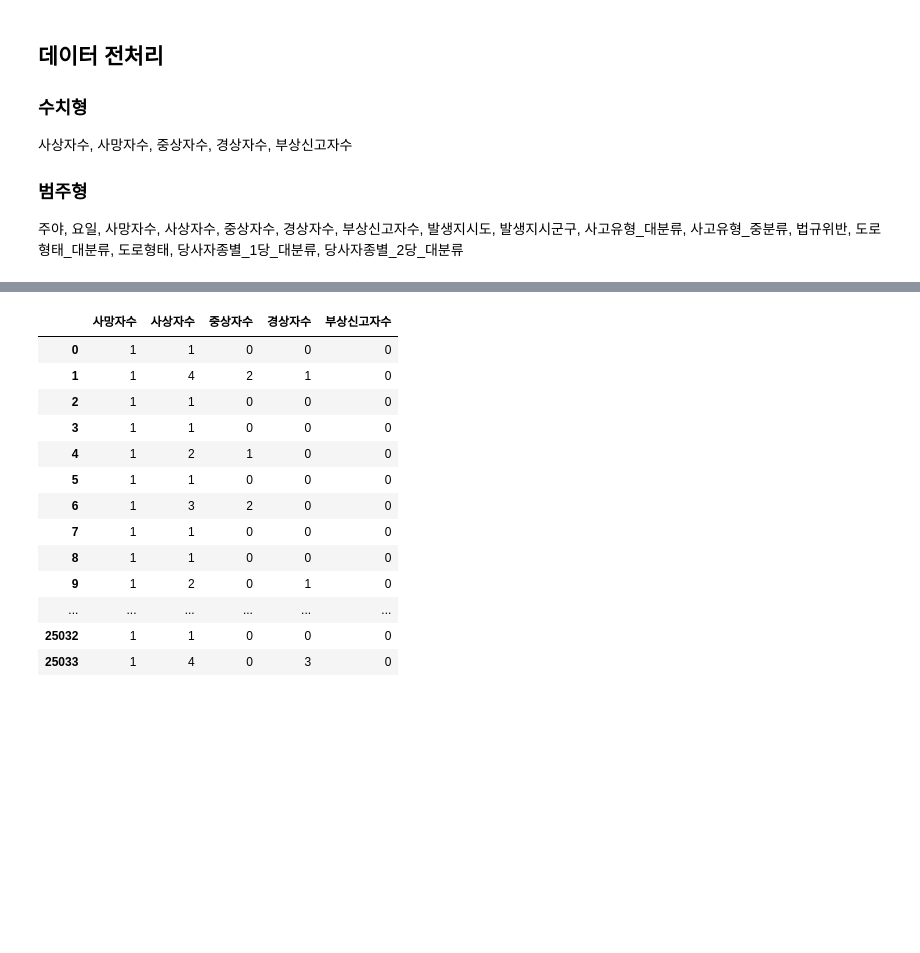
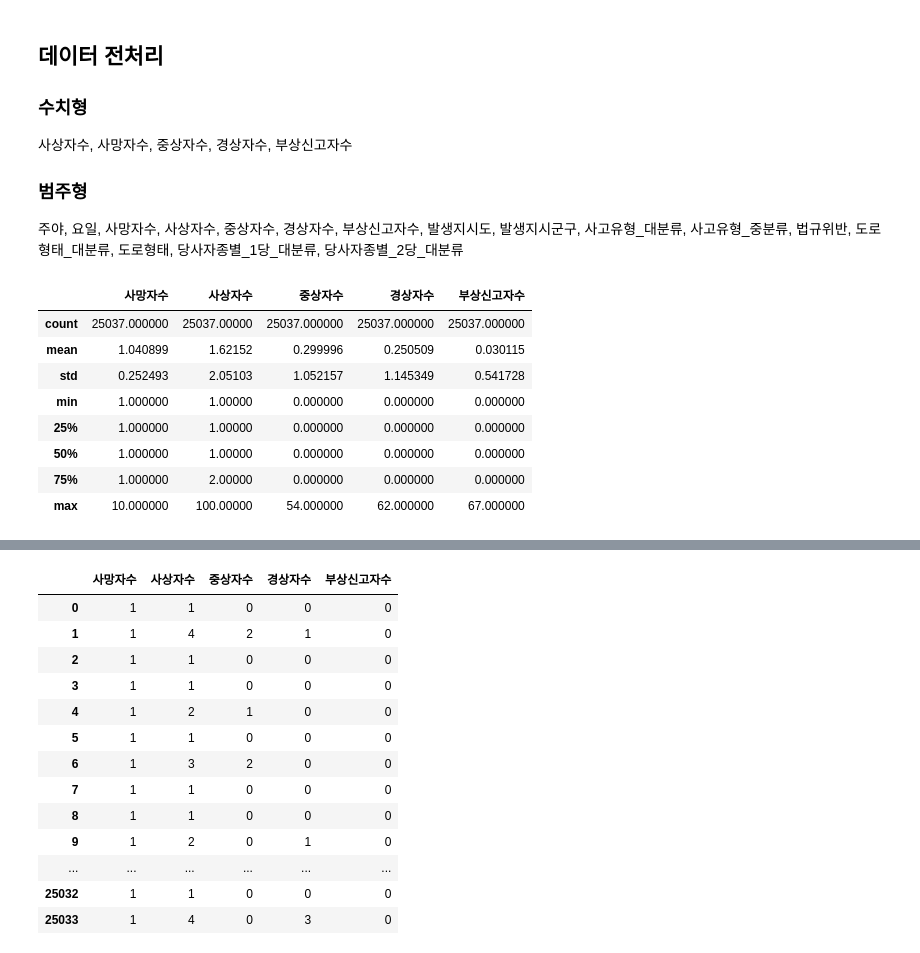
Before and after one commit to ChungminPark/samsung-ai-challenge-2018, a Jupyter notebook: Traffic_Accident.ipynb, the cells around one changed output, grey strips where cells are left out. Saved outputs shown, nothing was run; the diff lists cells and outputs as text; code cells hidden in the pictures; blank space fills up the shorter version.

```diff
--- a/Traffic_Accident.ipynb
+++ b/Traffic_Accident.ipynb
@@ -27,3 +30,15 @@ x_train_cat = pd.read_csv('./교통사망사고정보/Train_교통사망사고
 x_train_cat['당사자종별_2당_대분류'] = x_train_cat['당사자종별_2당_대분류'].replace(['0', np.nan], '없음')
 # print(x_train_cat['당사자종별_2당_대분류'][1878])
 # print(x_train_cat['당사자종별_2당_대분류'][7360])
+# %%
+x_train_num.describe()
+# %% [output]
+|  | 사망자수 | 사상자수 | 중상자수 | 경상자수 | 부상신고자수 |
+| count | 25037.000000 | 25037.00000 | 25037.000000 | 25037.000000 | 25037.000000 |
+| mean | 1.040899 | 1.62152 | 0.299996 | 0.250509 | 0.030115 |
+| std | 0.252493 | 2.05103 | 1.052157 | 1.145349 | 0.541728 |
+| min | 1.000000 | 1.00000 | 0.000000 | 0.000000 | 0.000000 |
+| 25% | 1.000000 | 1.00000 | 0.000000 | 0.000000 | 0.000000 |
+| 50% | 1.000000 | 1.00000 | 0.000000 | 0.000000 | 0.000000 |
+| 75% | 1.000000 | 2.00000 | 0.000000 | 0.000000 | 0.000000 |
+| max | 10.000000 | 100.00000 | 54.000000 | 62.000000 | 67.000000 |
```
Also changed, not shown: parts of 39 cells of this notebook, 1 other file.
